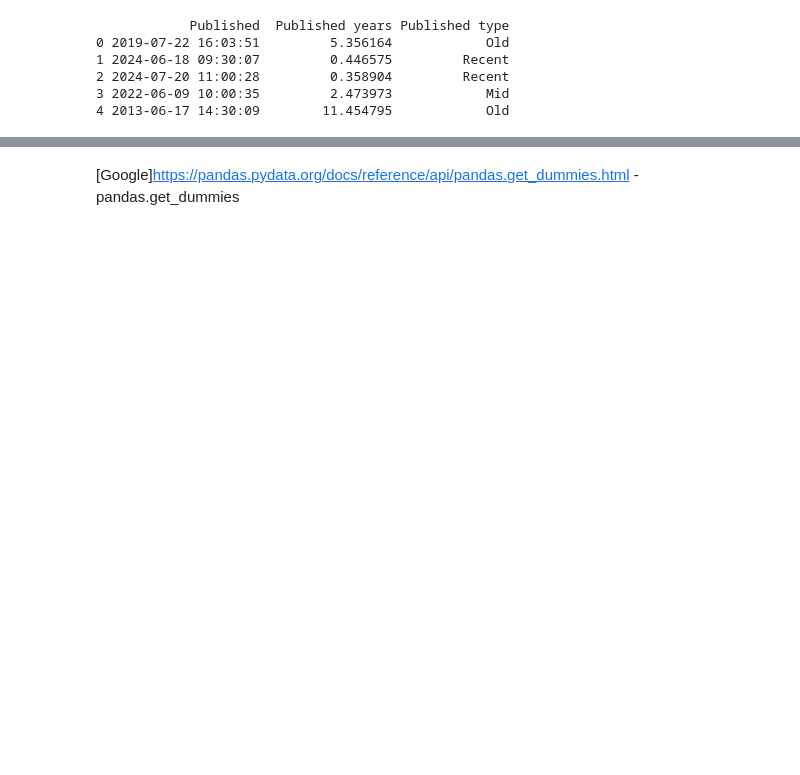
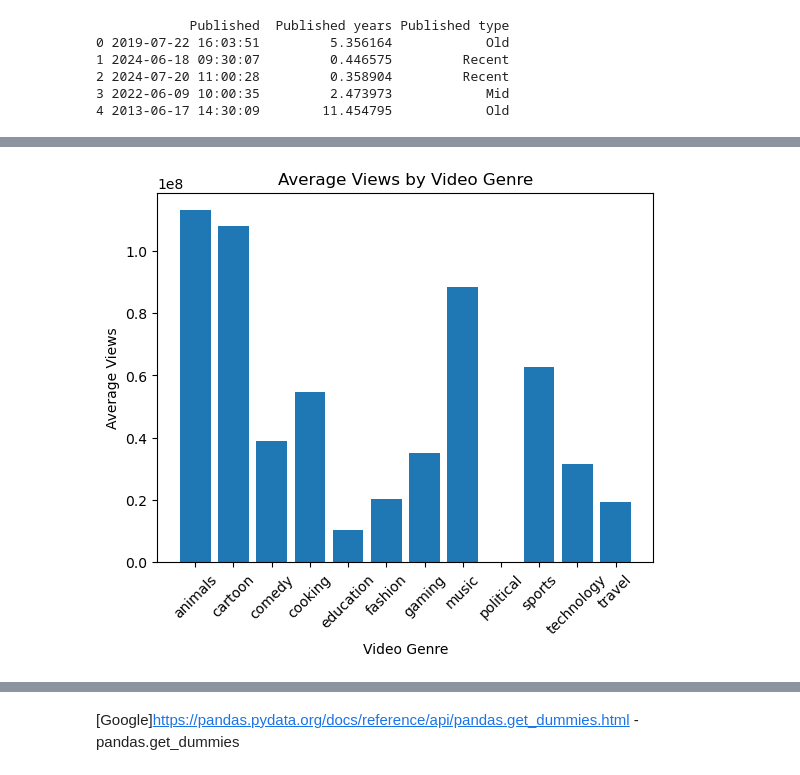
Before and after one commit to LeeChiehYin/ha24847_EMATM0048, a Jupyter notebook: Part2_youtube.ipynb, the cells around one changed output, grey strips where cells are left out. Saved outputs shown, nothing was run; the diff lists cells and outputs as text; code cells hidden in the pictures; blank space fills up the shorter version.

```diff
--- a/Part2_youtube.ipynb
+++ b/Part2_youtube.ipynb
@@ -402,2 +404,27 @@ plt.show()
 # %%
 ### Bar chart
+#### average views by genre, published type and video length
+aver = yt.groupby('Category',observed=True)['View'].mean()
+
+plt.bar(aver.index, aver.values)
+plt.title('Average Views by Video Genre')
+plt.xlabel('Video Genre')
+plt.ylabel('Average Views')
+plt.xticks(rotation=45)
+plt.show()
+
+aver = yt.groupby('Published type',observed=True)['View'].mean()
+plt.bar(aver.index, aver.values)
+plt.title('Average Views by Video Age')
+plt.xlabel('Video Age')
+plt.ylabel('Average Views')
+plt.show()
+
+aver = yt.groupby('Duration type',observed=True)['View'].mean()
+plt.bar(aver.index, aver.values)
+plt.title('Average Views by Video Length')
+plt.xlabel('Video Length')
+plt.ylabel('Average Views')
+plt.show()
+# %% [output]
+[figure, added]
```
Also changed, not shown: parts of 24 cells of this notebook.
